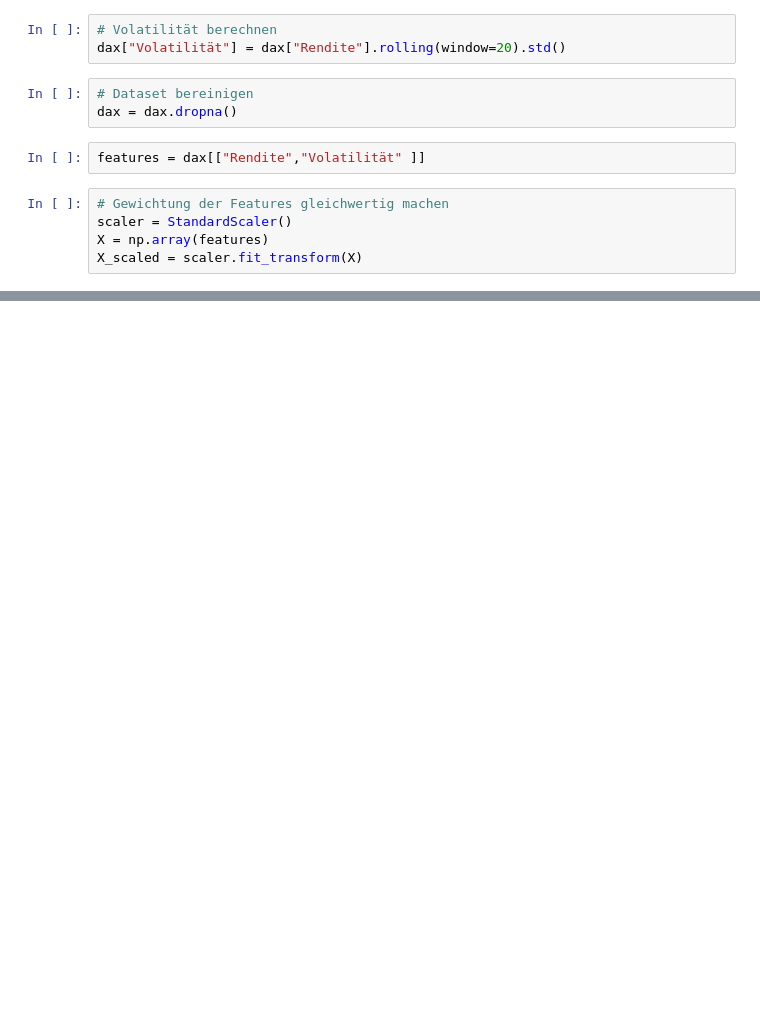
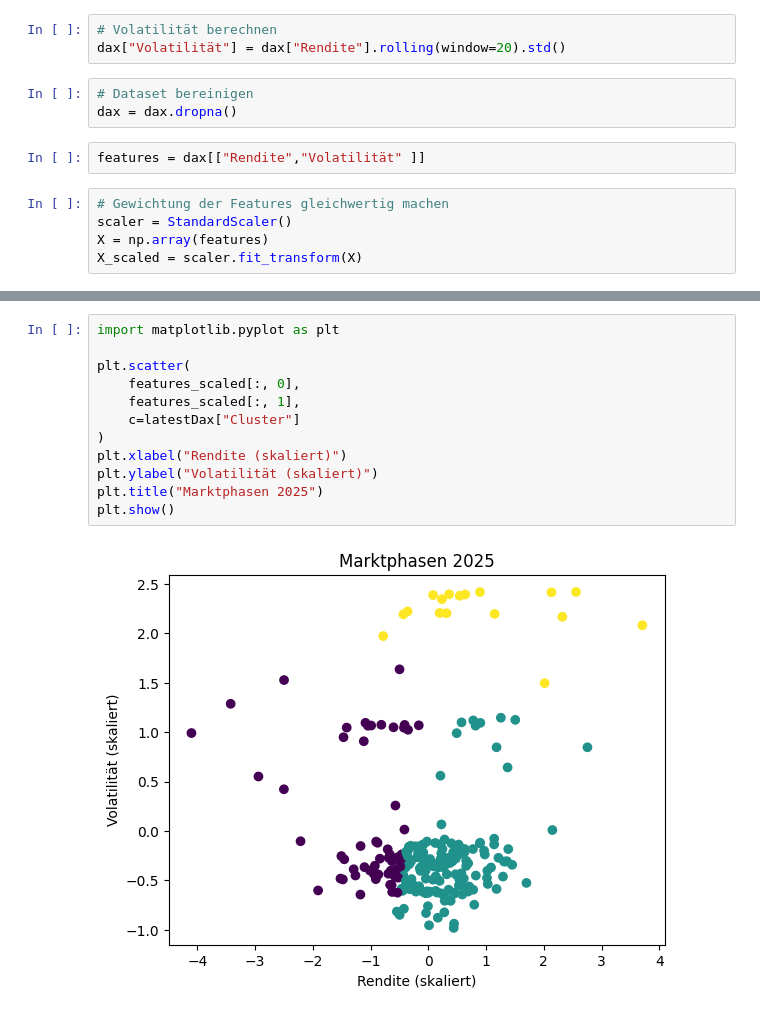
Before and after one commit to KreakxX/StockPredictor, a Jupyter notebook: Clustering_Marktphasen.ipynb, the cells around one changed output, grey strips where cells are left out. Saved outputs shown, nothing was run; the diff lists cells and outputs as text; blank space fills up the shorter version.

```diff
--- a/Clustering_Marktphasen.ipynb
+++ b/Clustering_Marktphasen.ipynb
@@ -68,0 +124,14 @@ kmeans.predict(features_scaled)
+# %%
+import matplotlib.pyplot as plt
+
+plt.scatter(
+    features_scaled[:, 0],
+    features_scaled[:, 1],
+    c=latestDax["Cluster"]
+)
+plt.xlabel("Rendite (skaliert)")
+plt.ylabel("Volatilität (skaliert)")
+plt.title("Marktphasen 2025")
+plt.show()
+# %% [output]
+[figure, added]
```
Also changed, not shown: parts of 8 cells of this notebook.
